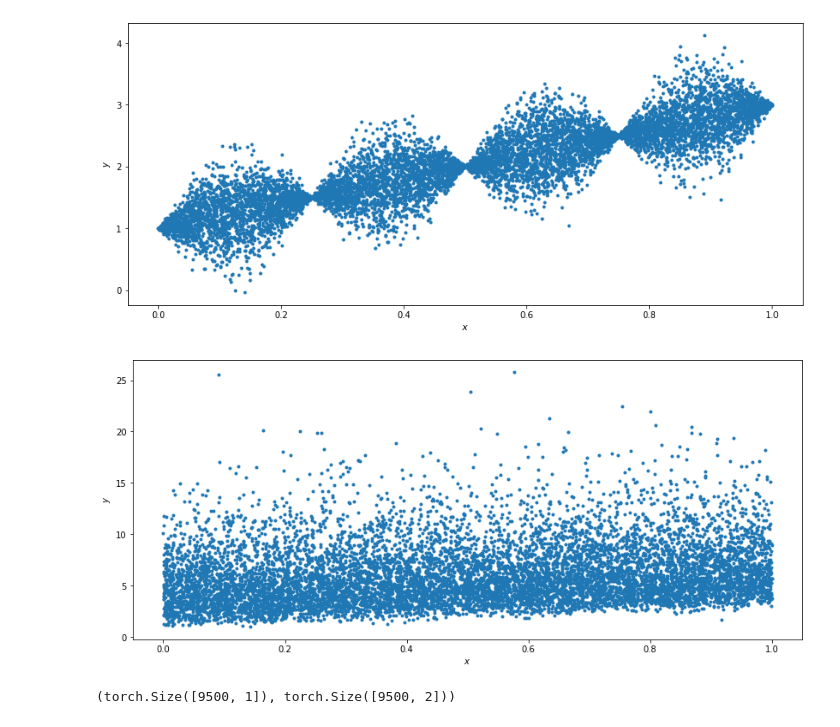
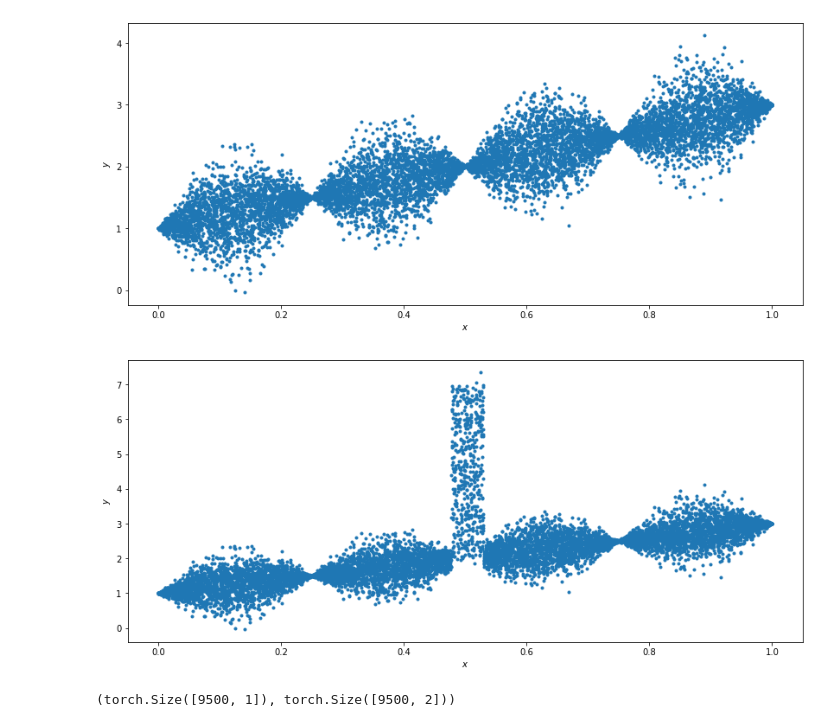
Before and after one commit to yolanda93/TEC_LAB-bayesian_probabilistic, a Jupyter notebook: BDL/01-syntheticData-addednongaussiannoise/predicting-uncertainty-addedNonGaussianNoise.ipynb, the cells around one changed output. Cells and saved outputs as stored; diff of their text form; code cells hidden in the pictures.

Commit message:
Added synthetic data experiment with non gaussian noise

```diff
--- a/BDL/01-syntheticData-addednongaussiannoise/predicting-uncertainty-addedNonGaussianNoise.ipynb
+++ b/BDL/01-syntheticData-addednongaussiannoise/predicting-uncertainty-addedNonGaussianNoise.ipynb
@@ -42,0 +34,24 @@ plt.plot(x, nonGaussianNoise, '.')
+# %%
+#generate noise
+k_noise = 0
+theta_noise = 5
+n_noise_samples=500 #5% of samples
+#offset to locate noise
+offset=int((n_samples-n_noise_samples)/2)
+#padding_zeros=np.zeros(int((n_samples-n_noise_samples)/2),dtype=float)
+partial_non_gaussian_noise = np.random.uniform(k_noise, theta_noise, n_noise_samples)
+#nonGaussianNoise=np.concatenate((padding_zeros, partialNonGaussianNoise,padding_zeros))
+non_gaussian_noise=np.zeros(n_samples)
+#x is a non-ordered array. In order to locate noise at a selected point, we need to order x and assing the y.
+ordered_x=copy.deepcopy(x)
+#ordered_x=x
+ordered_x.sort()
+
+for ordered_position in range(n_noise_samples):
+    value_to_find=ordered_x[ordered_position+offset]
+    original_array_position=np.where(x==value_to_find)[0]
+    non_gaussian_noise[original_array_position]=partial_non_gaussian_noise[ordered_position]
+
+
+plt.figure(figsize=(14,6))
+plt.plot(x,non_gaussian_noise, '.')
@@ -50,14 +68,14 @@ plt.ylabel(r'$y$');
 [figure]
 # %%
 #add noise
-y = y + nonGaussianNoise
+y = y + non_gaussian_noise
 # Plot the data
 plt.figure(figsize=(14,6))
 plt.plot(x, y, '.')
 plt.xlabel(r'$x$');
 plt.ylabel(r'$y$');
 # %% [output]
-[figure, old version]
+[figure, new version]
 # %%
 # Add in column of dummy zeros to represent sigma
 sigma = np.zeros(10000)
```
Also changed, not shown: parts of 8 cells of this notebook.
